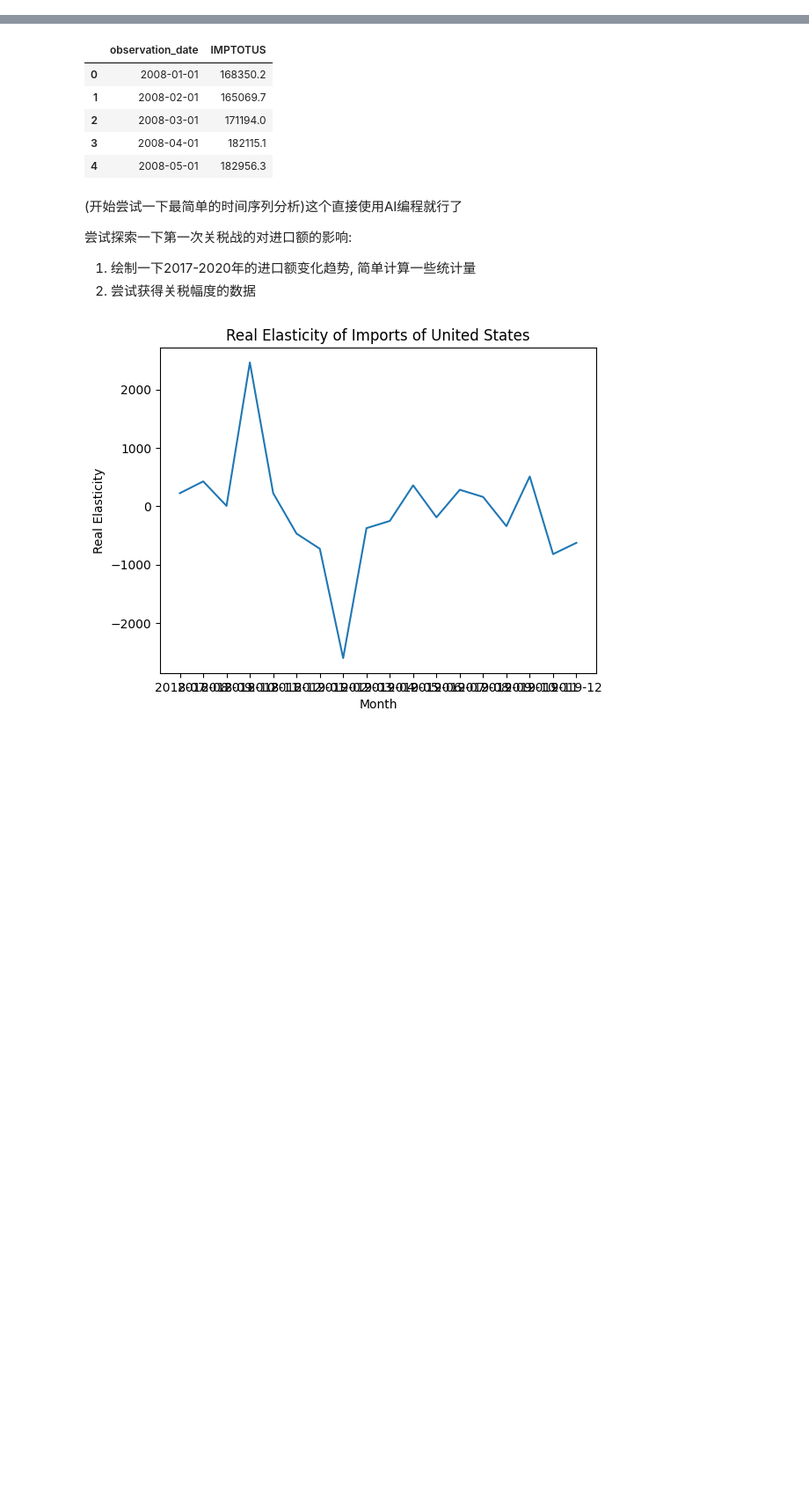
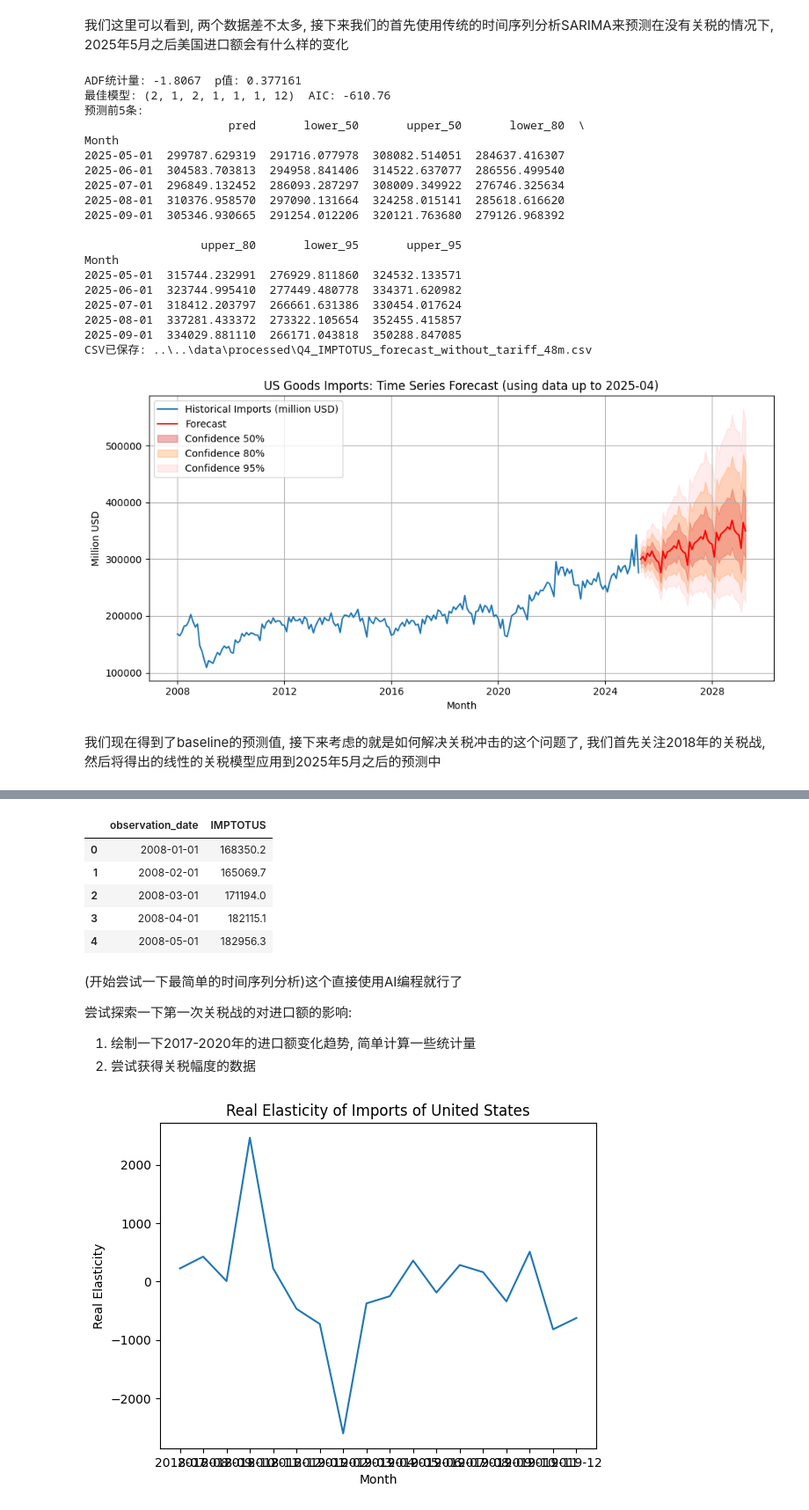
Before and after one commit to d-joshua-c/Math_Modeling_APMCM, a Jupyter notebook: code/notebook/Q4.ipynb, the cells around one changed output, grey strips where cells are left out. Shown: that part at 88% size. Drawn from its saved outputs; the diff is of its cells as text; code cells hidden in the pictures; blank space fills up the shorter version.

```diff
--- a/code/notebook/Q4.ipynb
+++ b/code/notebook/Q4.ipynb
@@ -71,0 +140,2 @@ https://www.usitc.gov/documents/dataweb/ave_table_1891_2021.pdf
+# %% [markdown]
+我们这里可以看到, 两个数据差不太多, 接下来我们的首先使用传统的时间序列分析SARIMA来预测在没有关税的情况下, 2025年5月之后美国进口额会有什么样的变化
@@ -71,0 +237,49 @@ https://www.usitc.gov/documents/dataweb/ave_table_1891_2021.pdf
+# %%
+csv_path = r"..\..\data\processed\Q4_IMPTOTUS_ALL.csv"
+out_path = r"..\..\data\processed\Q4_IMPTOTUS_forecast_without_tariff_48m.csv"
+
+# 1) 加载数据与ADF检验（对log后的非缺失部分）
+y = load_data(csv_path)
+y_log = np.log(y.dropna())
+adf_stat, adf_p, *_ = adfuller(y_log)
+print(f'ADF统计量: {adf_stat:.4f}  p值: {adf_p:.6f}')
+
+# 2) 选择并拟合最优SARIMA
+best_cfg, best_model, best_aic = choose_sarima(y_log)
+print(f'最佳模型: {best_cfg}  AIC: {best_aic:.2f}')
+
+# 3) 预测未来48个月（原尺度），并设置索引名
+fc_df = forecast_48(best_model)
+fc_df.index.name = 'Month'
+
+# 4) 保存CSV到 processed
+fc_df.to_csv(out_path)
+print('预测前5条:')
+print(fc_df.head())
+print(f'CSV已保存: {out_path}')
+
+# 5) 绘图（英文，5秒自动关闭）
+plot_result(y, fc_df)
+# %% [output]
+ADF统计量: -1.8067  p值: 0.377161
+最佳模型: (2, 1, 2, 1, 1, 1, 12)  AIC: -610.76
+预测前5条:
+                     pred       lower_50       upper_50       lower_80  \
+Month
+2025-05-01  299787.629319  291716.077978  308082.514051  284637.416307
+2025-06-01  304583.703813  294958.841406  314522.637077  286556.499540
+2025-07-01  296849.132452  286093.287297  308009.349922  276746.325634
+2025-08-01  310376.958570  297090.131664  324258.015141  285618.616620
+2025-09-01  305346.930665  291254.012206  320121.763680  279126.968392
+
+                 upper_80       lower_95       upper_95
+Month
+2025-05-01  315744.232991  276929.811860  324532.133571
+2025-06-01  323744.995410  277449.480778  334371.620982
+2025-07-01  318412.203797  266661.631386  330454.017624
+2025-08-01  337281.433372  273322.105654  352455.415857
+2025-09-01  334029.881110  266171.043818  350288.847085
+CSV已保存: ..\..\data\processed\Q4_IMPTOTUS_forecast_without_tariff_48m.csv
+[figure, added]
+# %% [markdown]
+我们现在得到了baseline的预测值, 接下来考虑的就是如何解决关税冲击的这个问题了, 我们首先关注2018年的关税战, 然后将得出的线性的关税模型应用到2025年5月之后的预测中
```
Also changed, not shown: parts of 13 cells of this notebook, 4 other files.
